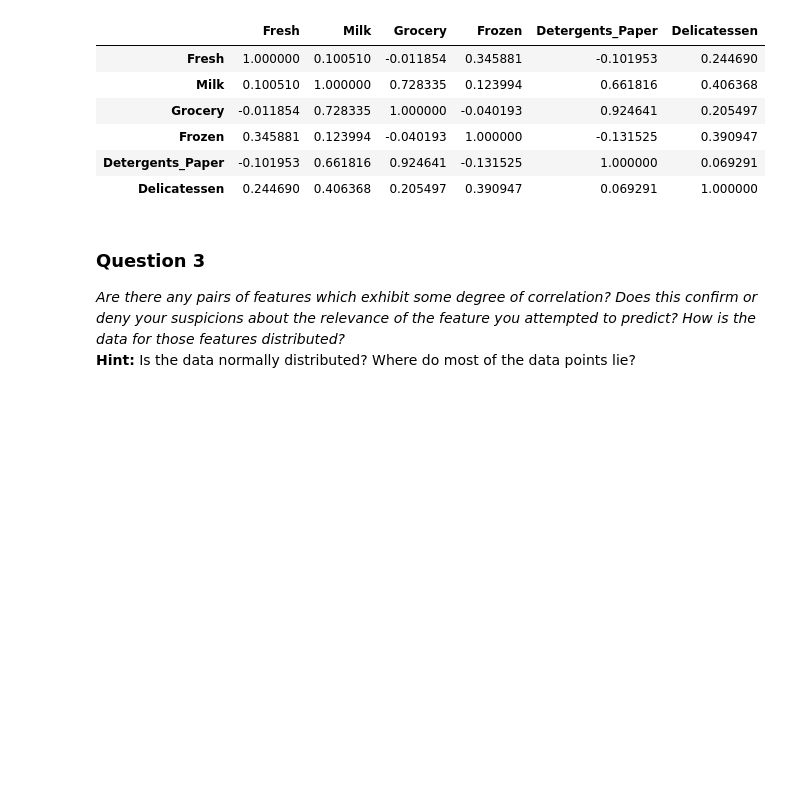
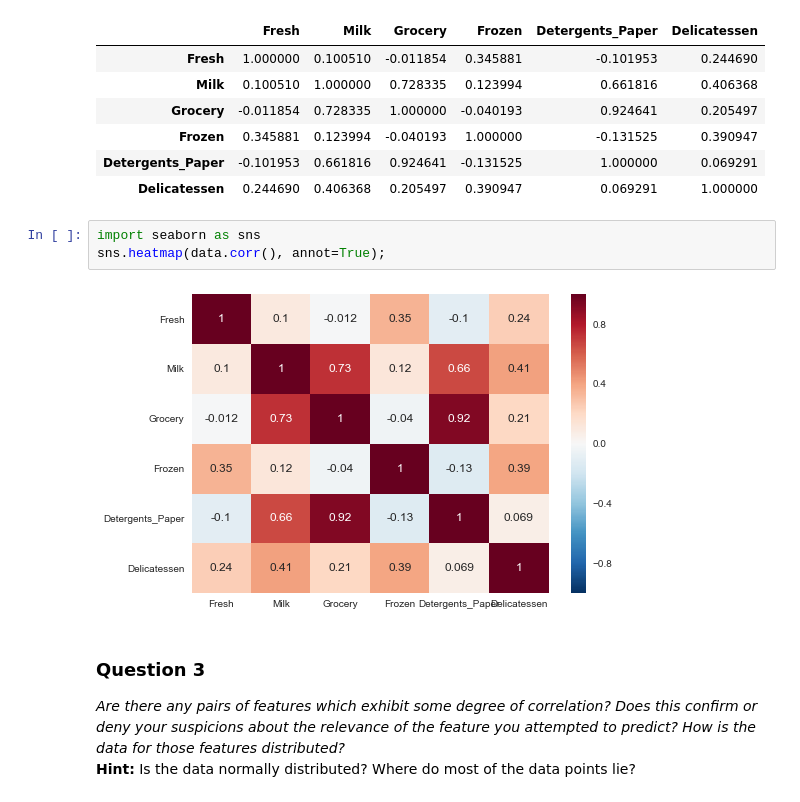
Before and after one commit to kmora3005/mlnd_projects, a Jupyter notebook: customer_segments/customer_segments.ipynb, the cells around one changed output. Saved outputs shown, nothing was run; the diff lists cells and outputs as text; blank space fills up the shorter version.

```diff
--- a/customer_segments/customer_segments.ipynb
+++ b/customer_segments/customer_segments.ipynb
@@ -135,6 +135,11 @@ data.corr()
 | Frozen | 0.345881 | 0.123994 | -0.040193 | 1.000000 | -0.131525 | 0.390947 |
 | Detergents_Paper | -0.101953 | 0.661816 | 0.924641 | -0.131525 | 1.000000 | 0.069291 |
 | Delicatessen | 0.244690 | 0.406368 | 0.205497 | 0.390947 | 0.069291 | 1.000000 |
+# %%
+import seaborn as sns
+sns.heatmap(data.corr(), annot=True);
+# %% [output]
+[figure, added]
 # %% [markdown]
 ### Question 3
 *Are there any pairs of features which exhibit some degree of correlation? Does this confirm or deny your suspicions about the relevance of the feature you attempted to predict? How is the data for those features distributed?*
```
Also changed, not shown: parts of 16 cells of this notebook, 1 other file.
